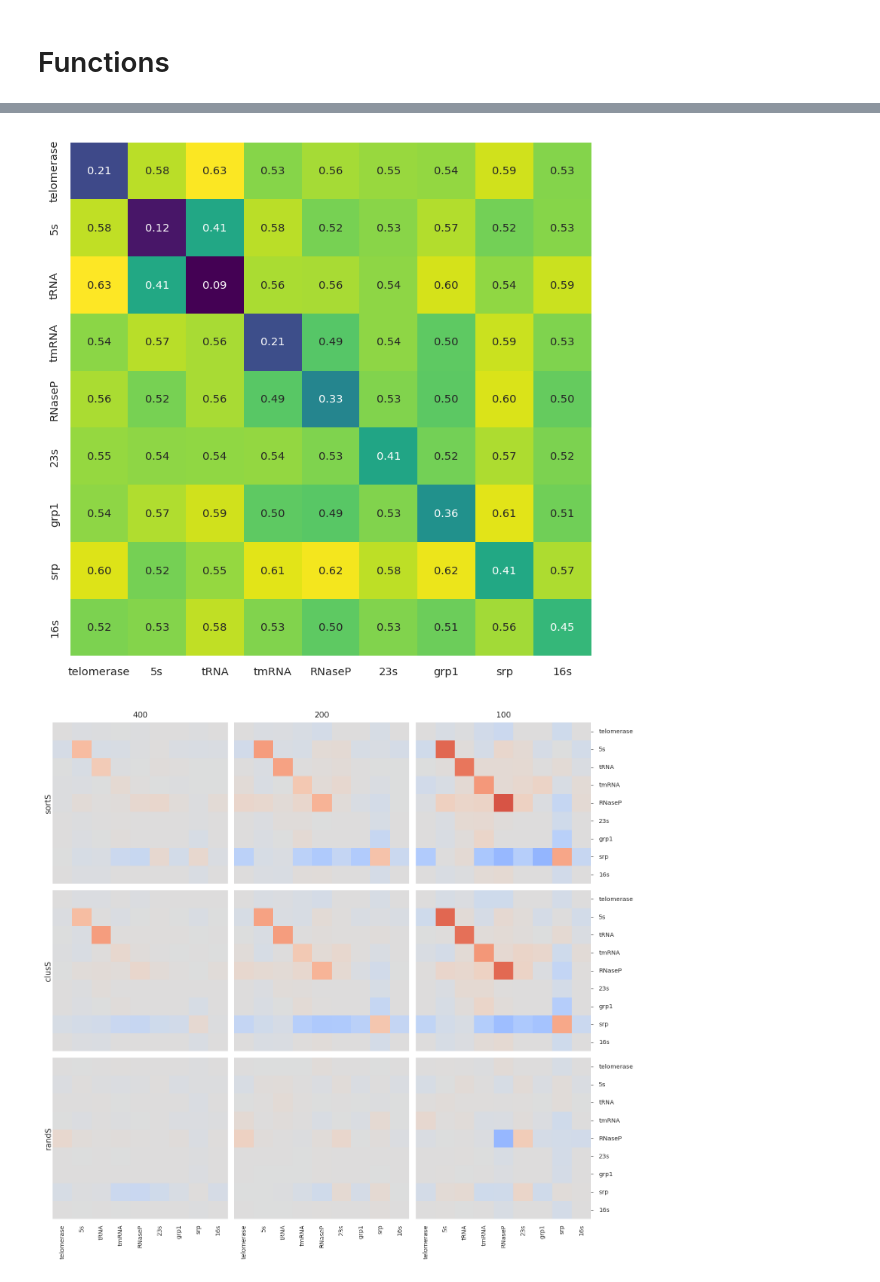
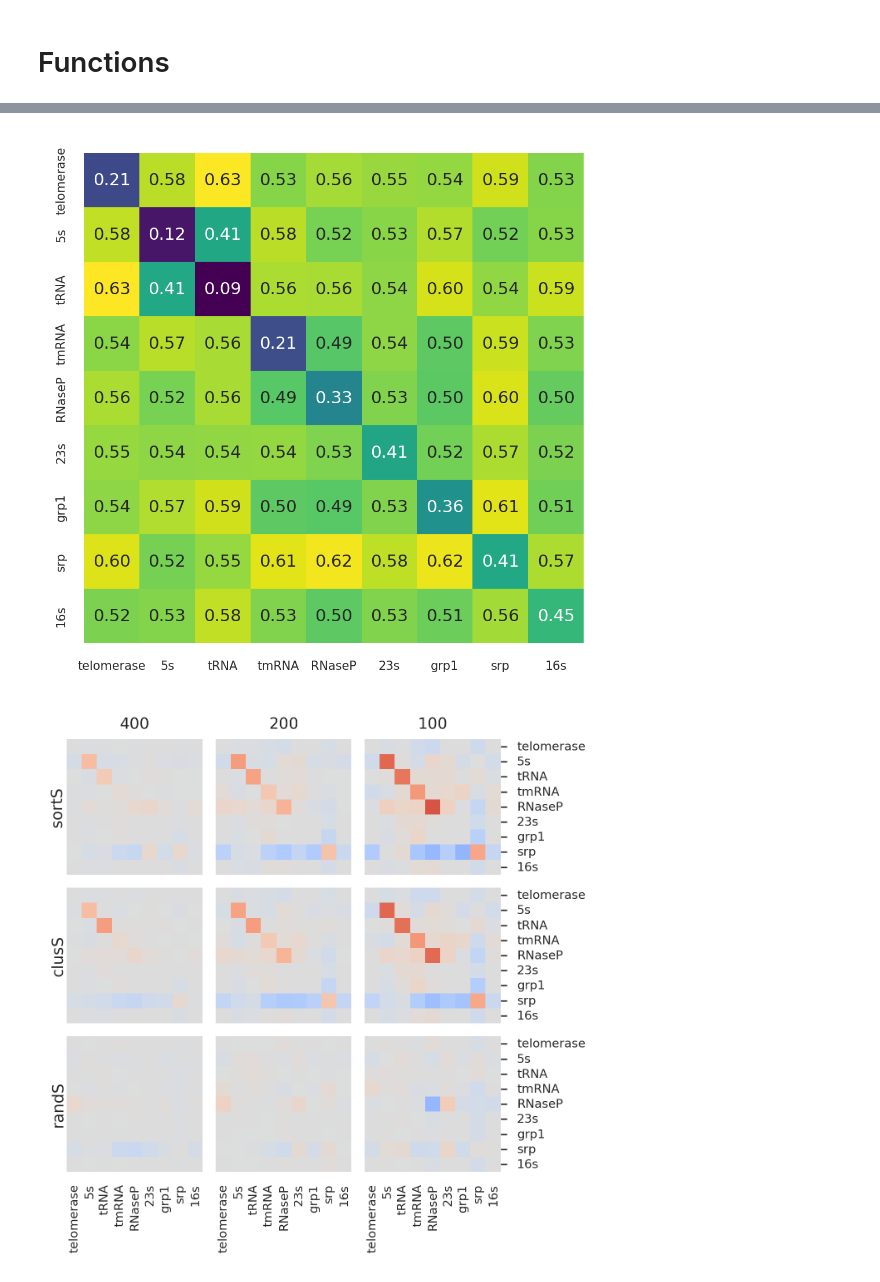
Before and after one commit to Gisch97/RNA-analysis, a Jupyter notebook: DataAnalysis/ArchiveII_seq-struc_similarity/struc_dist_inter_join_V2.ipynb, the cells around one changed output, grey strips where cells are left out. Saved outputs shown, nothing was run; the diff lists cells and outputs as text; code cells hidden in the pictures.

```diff
--- a/DataAnalysis/ArchiveII_seq-struc_similarity/struc_dist_inter_join_V2.ipynb
+++ b/DataAnalysis/ArchiveII_seq-struc_similarity/struc_dist_inter_join_V2.ipynb
@@ -139,16 +149,17 @@ save_path = Path("figures/struc_dist_inter_join")
 # dict_keys(['dist100', 'dist200', 'dist400'])
 # %%
 ### mins ###
-plt.figure(figsize=(5, 5), dpi=150)
+plt.figure(figsize=(fig_width1col, fig_height), dpi=300)
+plt.rcParams.update({'font.size': font_size})
+plt.xticks(fontsize=font_size-2)
+plt.yticks(fontsize=font_size-2)
 sns.heatmap(strategies["sortS"]["mins"]["full"], annot=True, cmap="viridis", fmt=".2f", cbar=False)
-plt.rcParams.update({'font.size': font_size})
-plt.xticks(fontsize=font_size)
-plt.yticks(fontsize=font_size)
 plt.tight_layout()
-plt.savefig(save_path / "mins_full.svg", dpi=150)
+plt.savefig(save_path / "mins_full.svg", dpi=300)
+plt.savefig(save_path / "mins_full.png", dpi=300)
 plt.show()
 
-fig, ax = plt.subplots(3,3, figsize=(fig_width1col, fig_height), sharex=True, sharey=True, dpi=150)
+fig, ax = plt.subplots(3,3, figsize=(methods_width1col, methods_height), sharex=True, sharey=True, dpi=300)
 plt.rcParams.update({'font.size': font_size})
 plt.xticks(fontsize=font_size)
 plt.yticks(fontsize=font_size)
@@ -180,6 +191,7 @@ for row_idx, row in enumerate(["sortS", "clusS", "randS"]):
             a.tick_params(axis="y", right=True, labelright=True, pad=6, labelsize=font_size)
             a.set_yticklabels(a.get_yticklabels(), rotation=0, ha="left", va="center")
 plt.tight_layout()
-plt.savefig(save_path / "mins_methods.svg", dpi=150)
+plt.savefig(save_path / "mins_methods.svg", dpi=300)
+plt.savefig(save_path / "mins_methods.png", dpi=300)
 plt.show()
 # %% [output]
@@ -188,50 +200,53 @@ plt.show()
 # %%
 ### means ###
-plt.figure(figsize=(5, 5), dpi=150)
+plt.figure(figsize=(fig_width1col, fig_height), dpi=300)
+
+plt.rcParams.update({'font.size': font_size})
+plt.xticks(fontsize=font_size-2)
+plt.yticks(fontsize=font_size-2)
 sns.heatmap(strategies["sortS"]["means"]["full"], annot=True, cmap="viridis", fmt=".2f", cbar=False)
-plt.rcParams.update({'font.size': font_size})
-plt.xticks(fontsize=font_size)
-plt.yticks(fontsize=font_size)
 plt.tight_layout()
-plt.savefig(save_path / "means_full.svg", dpi=150)
+plt.savefig(save_path / "means_full.svg", dpi=300)
+plt.savefig(save_path / "means_full.png", dpi=300)
 plt.show()
 
-fig, ax = plt.subplots(3,3, figsize=(fig_width1col, fig_height), sharex=True, sharey=True, dpi=150)
+fig, ax = plt.subplots(3,3, figsize=(methods_width1col, methods_height), sharex=True, sharey=True, dpi=300)
 plt.rcParams.update({'font.size': font_size})
 plt.xticks(fontsize=font_size)
 plt.yticks(fontsize=font_size)
 
 for row_idx, row in enumerate(["sortS", "clusS", "randS"]):
     for col_idx, col in enumerate(["dist400", "dist200","dist100"]):
         a = ax[row_idx, col_idx]
         sns.heatmap(
             delta_S[row]["means"][col],
             annot=False,
             cmap="coolwarm",
             cbar=False,
             vmin=-0.1,
             vmax=0.1,
             ax=a
             )
 
 
         if row_idx == 0:
             a.set_title(col.replace("dist", ""), fontsize=font_size+2)
         if col_idx == 0:
             a.set_ylabel(row, rotation=90, labelpad=5, va="center", fontsize=font_size+2)
         else:
             a.set_ylabel("")
 
         a.tick_params(axis="y", left=False, labelleft=False)
         if col_idx == 2:
             a.yaxis.tick_right()
             a.tick_params(axis="y", right=True, labelright=True, pad=6, labelsize=font_size)
             a.set_yticklabels(a.get_yticklabels(), rotation=0, ha="left", va="center")
 plt.tight_layout()
-plt.savefig(save_path / "means_methods.svg", dpi=150)
+plt.savefig(save_path / "means_methods.svg", dpi=300)
+plt.savefig(save_path / "means_methods.png", dpi=300)
 plt.show()
 # %% [output]
-[figure, old version]
+[figure, new version]
-[figure, old version]
+[figure, new version]
 # %%
 
```
Also changed, not shown: parts of 3 cells of this notebook, 17 other files.
